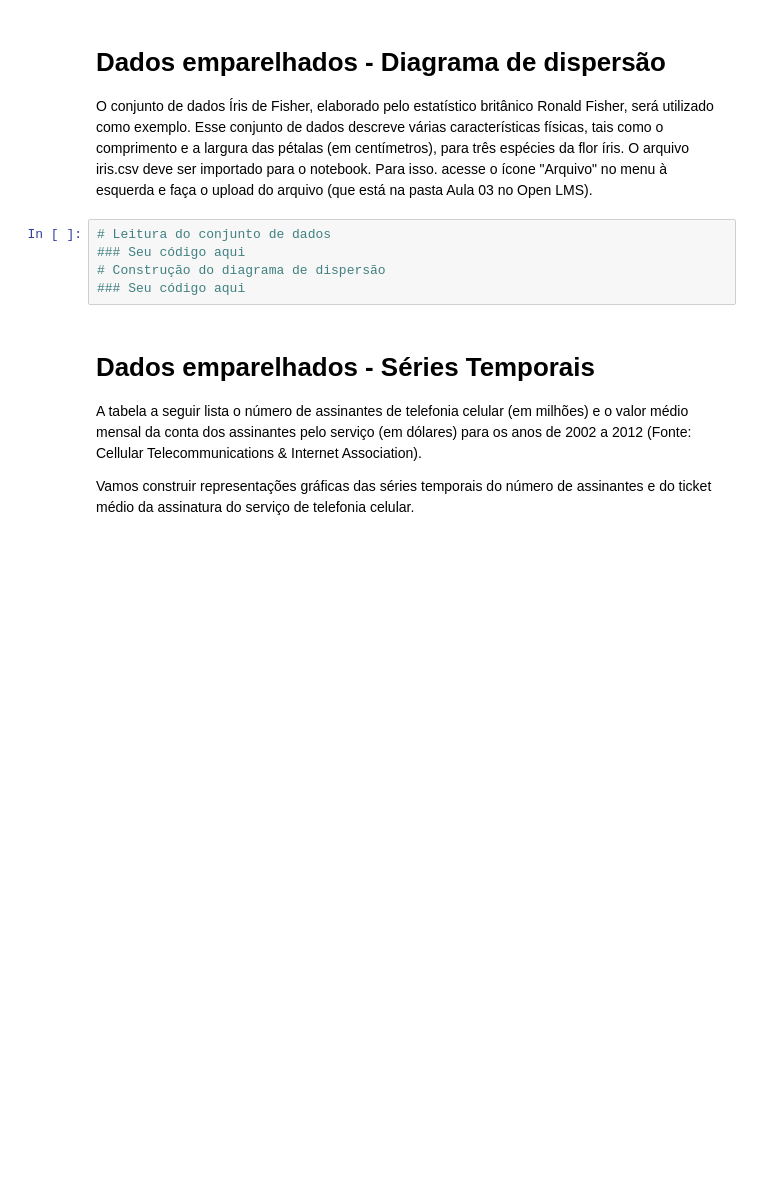
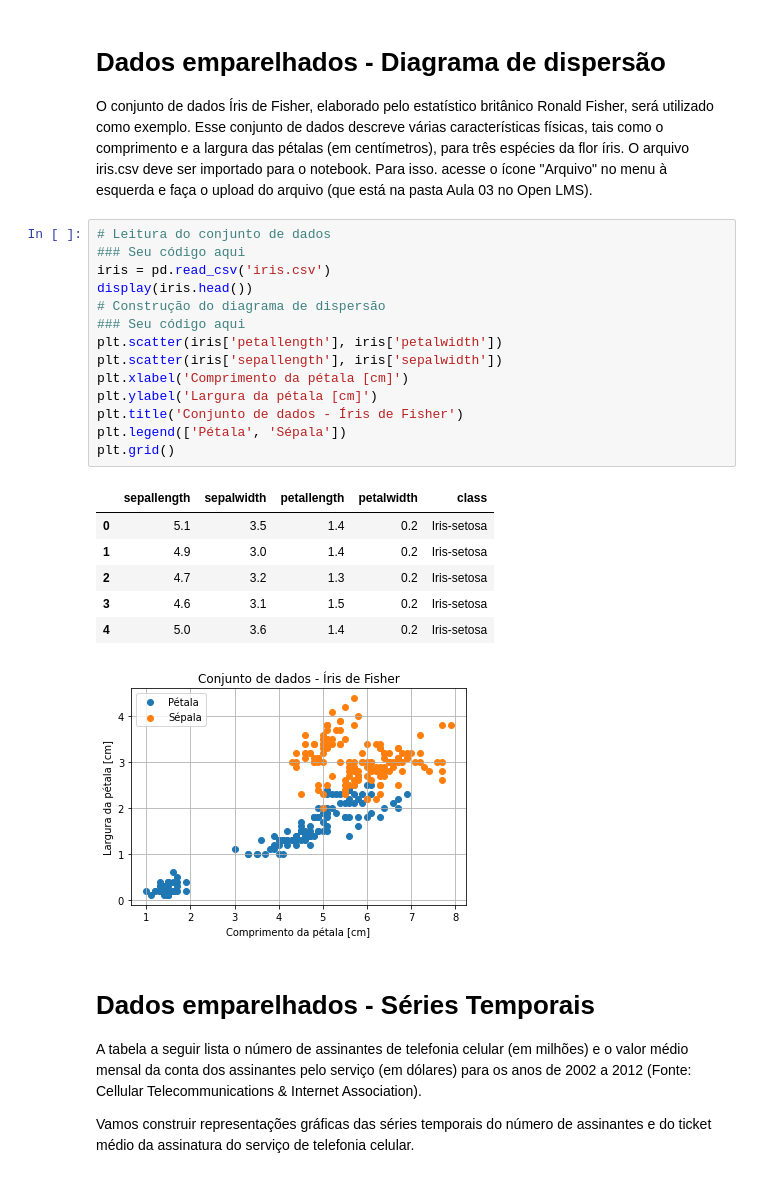
Before and after one commit to Rodrigosiq03/EstatisticaNotebooks, a Jupyter notebook: Aula03.ipynb, the cells around one changed output. Saved outputs shown, nothing was run; the diff lists cells and outputs as text; blank space fills up the shorter version.

```diff
--- a/Aula03.ipynb
+++ b/Aula03.ipynb
@@ -200,11 +200,28 @@ linha.tick_params(axis='y', colors = cor_linha)
 # %% [markdown]
 # **Dados emparelhados - Diagrama de dispersão**
 O conjunto de dados Íris de Fisher, elaborado pelo estatístico britânico Ronald Fisher, será utilizado como exemplo. Esse conjunto de dados descreve várias características físicas, tais como o comprimento e a largura das pétalas (em centímetros), para três espécies da flor íris. O arquivo iris.csv deve ser importado para o notebook. Para isso. acesse o ícone "Arquivo" no menu à esquerda e faça o upload do arquivo (que está na pasta Aula 03 no Open LMS).
-# %%
-# Leitura do conjunto de dados
-### Seu código aqui
-# Construção do diagrama de dispersão
-### Seu código aqui
+# %%
+# Leitura do conjunto de dados
+### Seu código aqui
+iris = pd.read_csv('iris.csv')
+display(iris.head())
+# Construção do diagrama de dispersão
+### Seu código aqui
+plt.scatter(iris['petallength'], iris['petalwidth'])
+plt.scatter(iris['sepallength'], iris['sepalwidth'])
+plt.xlabel('Comprimento da pétala [cm]')
+plt.ylabel('Largura da pétala [cm]')
+plt.title('Conjunto de dados - Íris de Fisher')
+plt.legend(['Pétala', 'Sépala'])
+plt.grid()
+# %% [output]
+|  | sepallength | sepalwidth | petallength | petalwidth | class |
+| 0 | 5.1 | 3.5 | 1.4 | 0.2 | Iris-setosa |
+| 1 | 4.9 | 3.0 | 1.4 | 0.2 | Iris-setosa |
+| 2 | 4.7 | 3.2 | 1.3 | 0.2 | Iris-setosa |
+| 3 | 4.6 | 3.1 | 1.5 | 0.2 | Iris-setosa |
+| 4 | 5.0 | 3.6 | 1.4 | 0.2 | Iris-setosa |
+[figure, added]
 # %% [markdown]
 # **Dados emparelhados - Séries Temporais**
 A tabela a seguir lista o número de assinantes de telefonia celular (em milhões) e o valor médio mensal da conta dos assinantes pelo serviço (em dólares) para os anos de 2002 a 2012 (Fonte: Cellular Telecommunications & Internet Association).
```
Also changed, not shown: parts of 2 cells of this notebook, 11 other files.
